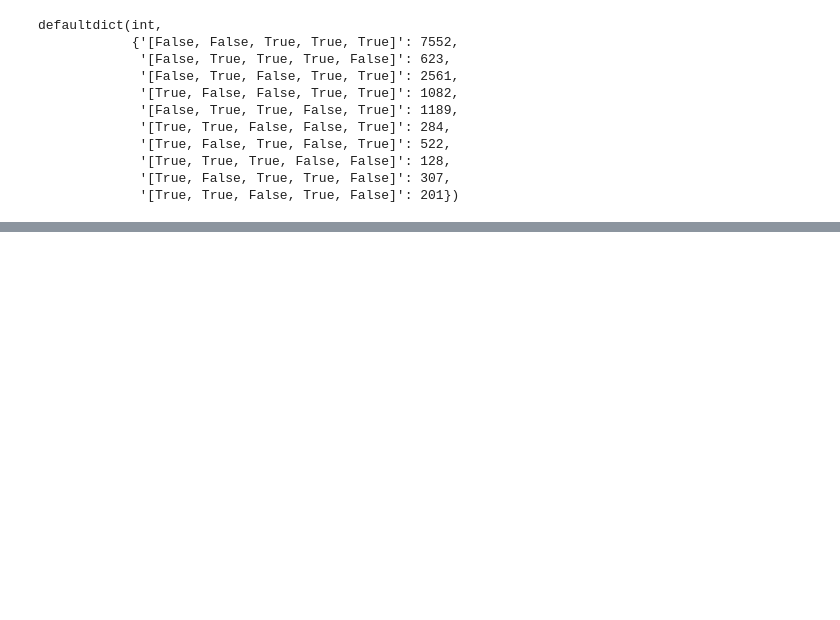
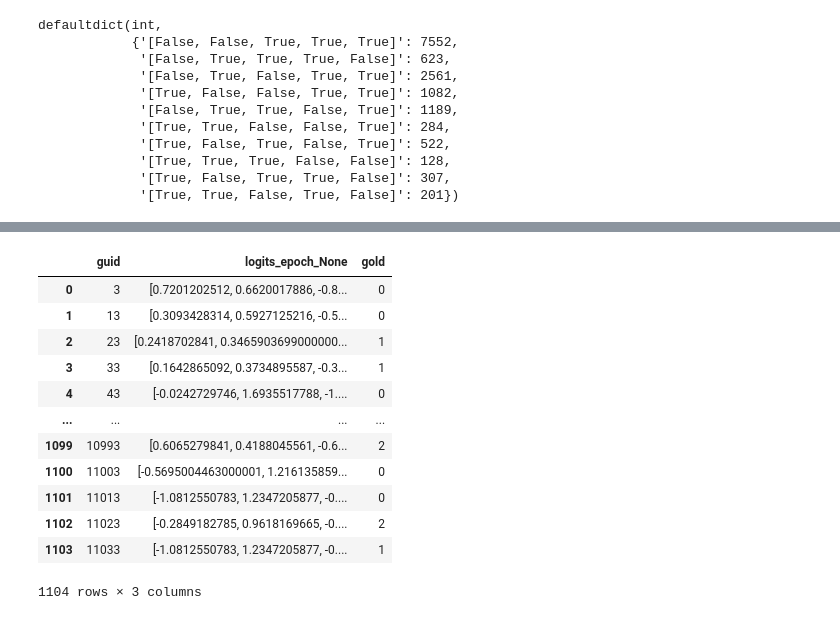
Before and after one commit to c-liangyu/cartography, a Jupyter notebook: notebooks/playground.ipynb, the cells around one changed output, grey strips where cells are left out. Saved outputs shown, nothing was run; the diff lists cells and outputs as text; code cells hidden in the pictures; blank space fills up the shorter version.

```diff
--- a/notebooks/playground.ipynb
+++ b/notebooks/playground.ipynb
@@ -213,0 +207,16 @@ defaultdict(int,
+# %%
+model_dir = HOME_DIR / 'output/mnli'
+df = pd.read_json(model_dir / 'test_dynamics/dynamics_epoch_None.jsonl', lines=True)
+label_orders = list(itertools.permutations([0,1,2]))
+for label_order in label_orders:
+    swap = {l: label_order[l] for l in [0,1,2]}
+    print(swap)
+    correct = 0
+
+    for i, row in df.iterrows():
+        label = np.argmax(row['logits_epoch_None'])
+        label = swap[label]
+        if label == row['gold']:
+            correct += 1
+
+    print(correct/len(df.index))
@@ -213,0 +236,16 @@ defaultdict(int,
+# %%
+df
+# %% [output]
+|  | guid | logits_epoch_None | gold |
+| 0 | 3 | [0.7201202512, 0.6620017886, -0.8... | 0 |
+| 1 | 13 | [0.3093428314, 0.5927125216, -0.5... | 0 |
+| 2 | 23 | [0.2418702841, 0.3465903699000000... | 1 |
+| 3 | 33 | [0.1642865092, 0.3734895587, -0.3... | 1 |
+| 4 | 43 | [-0.0242729746, 1.6935517788, -1.... | 0 |
+| ... | ... | ... | ... |
+| 1099 | 10993 | [0.6065279841, 0.4188045561, -0.6... | 2 |
+| 1100 | 11003 | [-0.5695004463000001, 1.216135859... | 0 |
+| 1101 | 11013 | [-1.0812550783, 1.2347205877, -0.... | 0 |
+| 1102 | 11023 | [-0.2849182785, 0.9618169665, -0.... | 2 |
+| 1103 | 11033 | [-1.0812550783, 1.2347205877, -0.... | 1 |
+1104 rows × 3 columns
```
Also changed, not shown: parts of 16 cells of this notebook, 2 other files.
